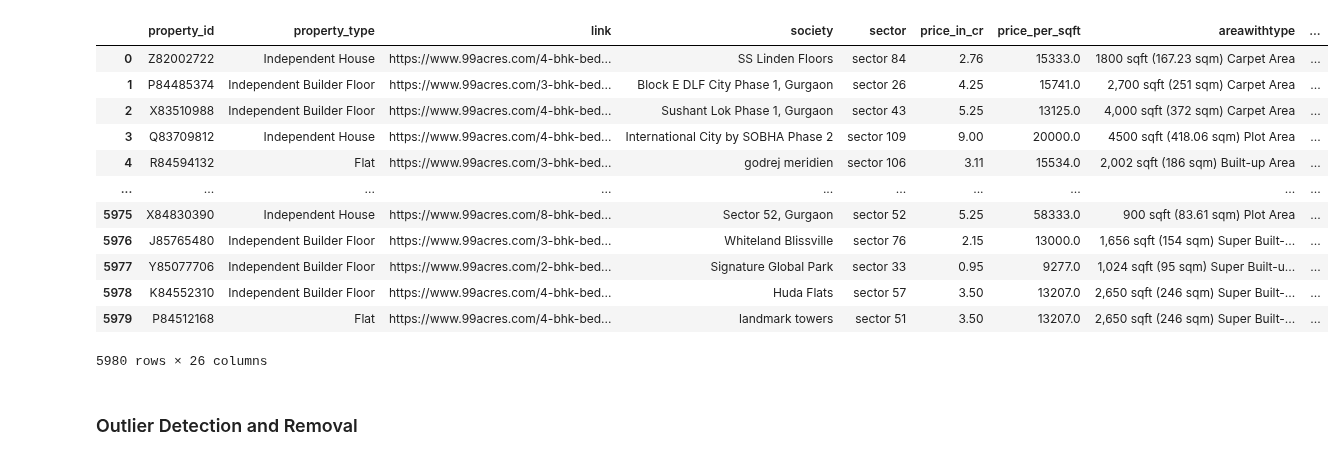
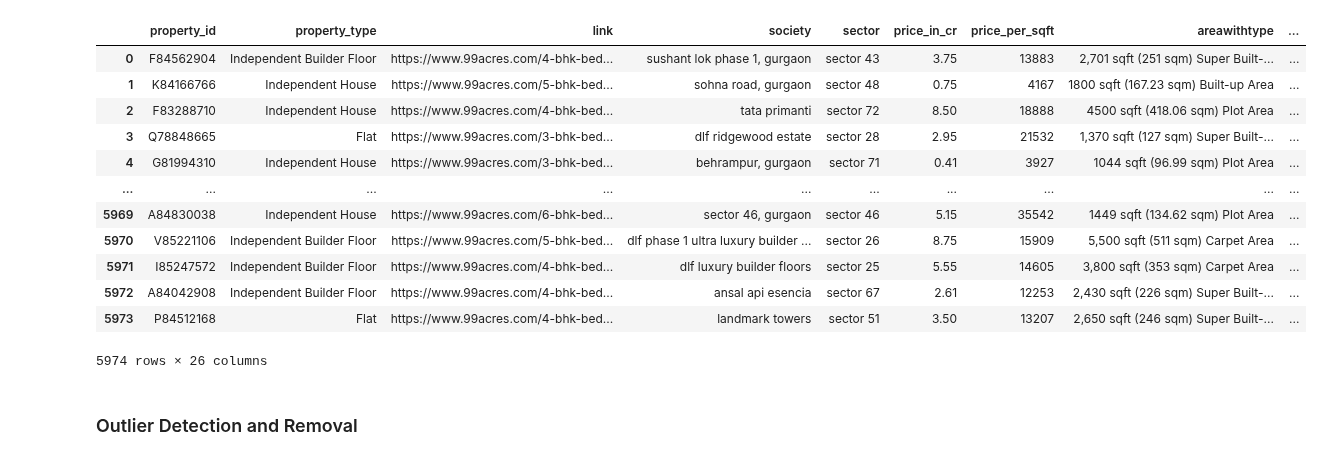
Before and after one commit to Jaygit1729/PropNavigator-Real-Estate-ML, a Jupyter notebook: notebooks/Pre-Processing/data_preprocessing.ipynb, the cells around one changed output. Saved outputs shown, nothing was run; the diff lists cells and outputs as text; code cells hidden in the pictures.

```diff
--- a/notebooks/Pre-Processing/data_preprocessing.ipynb
+++ b/notebooks/Pre-Processing/data_preprocessing.ipynb
@@ -5,22 +5,22 @@ import plotly.express as px
 import matplotlib.pyplot as plt
 import seaborn as sns
 # %%
-pre_process_df = pd.read_csv(r"C:\Users\Jay Patel\Campusx\ml_projects\PropNavigator\data\fe\featured_properties.csv")
+pre_process_df = pd.read_csv("../../data/fe/featured_properties.csv")
 pre_process_df
 # %% [output]
 |  | property_id | property_type | link | society | sector | price_in_cr | price_per_sqft | areawithtype | ... |
-| 0 | Z82002722 | Independent House | https://www.99acres.com/4-bhk-bed... | SS Linden Floors | sector 84 | 2.76 | 15333.0 | 1800 sqft (167.23 sqm) Carpet Area | ... |
-| 1 | P84485374 | Independent Builder Floor | https://www.99acres.com/3-bhk-bed... | Block E DLF City Phase 1, Gurgaon | sector 26 | 4.25 | 15741.0 | 2,700 sqft (251 sqm) Carpet Area | ... |
-| 2 | X83510988 | Independent Builder Floor | https://www.99acres.com/4-bhk-bed... | Sushant Lok Phase 1, Gurgaon | sector 43 | 5.25 | 13125.0 | 4,000 sqft (372 sqm) Carpet Area | ... |
-| 3 | Q83709812 | Independent House | https://www.99acres.com/4-bhk-bed... | International City by SOBHA Phase 2 | sector 109 | 9.00 | 20000.0 | 4500 sqft (418.06 sqm) Plot Area | ... |
-| 4 | R84594132 | Flat | https://www.99acres.com/3-bhk-bed... | godrej meridien | sector 106 | 3.11 | 15534.0 | 2,002 sqft (186 sqm) Built-up Area | ... |
+| 0 | F84562904 | Independent Builder Floor | https://www.99acres.com/4-bhk-bed... | sushant lok phase 1, gurgaon | sector 43 | 3.75 | 13883 | 2,701 sqft (251 sqm) Super Built-... | ... |
+| 1 | K84166766 | Independent House | https://www.99acres.com/5-bhk-bed... | sohna road, gurgaon | sector 48 | 0.75 | 4167 | 1800 sqft (167.23 sqm) Built-up Area | ... |
+| 2 | F83288710 | Independent House | https://www.99acres.com/4-bhk-bed... | tata primanti | sector 72 | 8.50 | 18888 | 4500 sqft (418.06 sqm) Plot Area | ... |
+| 3 | Q78848665 | Flat | https://www.99acres.com/3-bhk-bed... | dlf ridgewood estate | sector 28 | 2.95 | 21532 | 1,370 sqft (127 sqm) Super Built-... | ... |
+| 4 | G81994310 | Independent House | https://www.99acres.com/3-bhk-bed... | behrampur, gurgaon | sector 71 | 0.41 | 3927 | 1044 sqft (96.99 sqm) Plot Area | ... |
 | ... | ... | ... | ... | ... | ... | ... | ... | ... | ... |
-| 5975 | X84830390 | Independent House | https://www.99acres.com/8-bhk-bed... | Sector 52, Gurgaon | sector 52 | 5.25 | 58333.0 | 900 sqft (83.61 sqm) Plot Area | ... |
-| 5976 | J85765480 | Independent Builder Floor | https://www.99acres.com/3-bhk-bed... | Whiteland Blissville | sector 76 | 2.15 | 13000.0 | 1,656 sqft (154 sqm) Super Built-... | ... |
-| 5977 | Y85077706 | Independent Builder Floor | https://www.99acres.com/2-bhk-bed... | Signature Global Park | sector 33 | 0.95 | 9277.0 | 1,024 sqft (95 sqm) Super Built-u... | ... |
-| 5978 | K84552310 | Independent Builder Floor | https://www.99acres.com/4-bhk-bed... | Huda Flats | sector 57 | 3.50 | 13207.0 | 2,650 sqft (246 sqm) Super Built-... | ... |
-| 5979 | P84512168 | Flat | https://www.99acres.com/4-bhk-bed... | landmark towers | sector 51 | 3.50 | 13207.0 | 2,650 sqft (246 sqm) Super Built-... | ... |
+| 5969 | A84830038 | Independent House | https://www.99acres.com/6-bhk-bed... | sector 46, gurgaon | sector 46 | 5.15 | 35542 | 1449 sqft (134.62 sqm) Plot Area | ... |
+| 5970 | V85221106 | Independent Builder Floor | https://www.99acres.com/5-bhk-bed... | dlf phase 1 ultra luxury builder ... | sector 26 | 8.75 | 15909 | 5,500 sqft (511 sqm) Carpet Area | ... |
+| 5971 | I85247572 | Independent Builder Floor | https://www.99acres.com/4-bhk-bed... | dlf luxury builder floors | sector 25 | 5.55 | 14605 | 3,800 sqft (353 sqm) Carpet Area | ... |
+| 5972 | A84042908 | Independent Builder Floor | https://www.99acres.com/4-bhk-bed... | ansal api esencia | sector 67 | 2.61 | 12253 | 2,430 sqft (226 sqm) Super Built-... | ... |
+| 5973 | P84512168 | Flat | https://www.99acres.com/4-bhk-bed... | landmark towers | sector 51 | 3.50 | 13207 | 2,650 sqft (246 sqm) Super Built-... | ... |
-5980 rows × 26 columns
+5974 rows × 26 columns
 # %% [markdown]
 ### Outlier Detection and Removal
 # %% [markdown]
```
Also changed, not shown: parts of 68 cells of this notebook, 12 other files.
